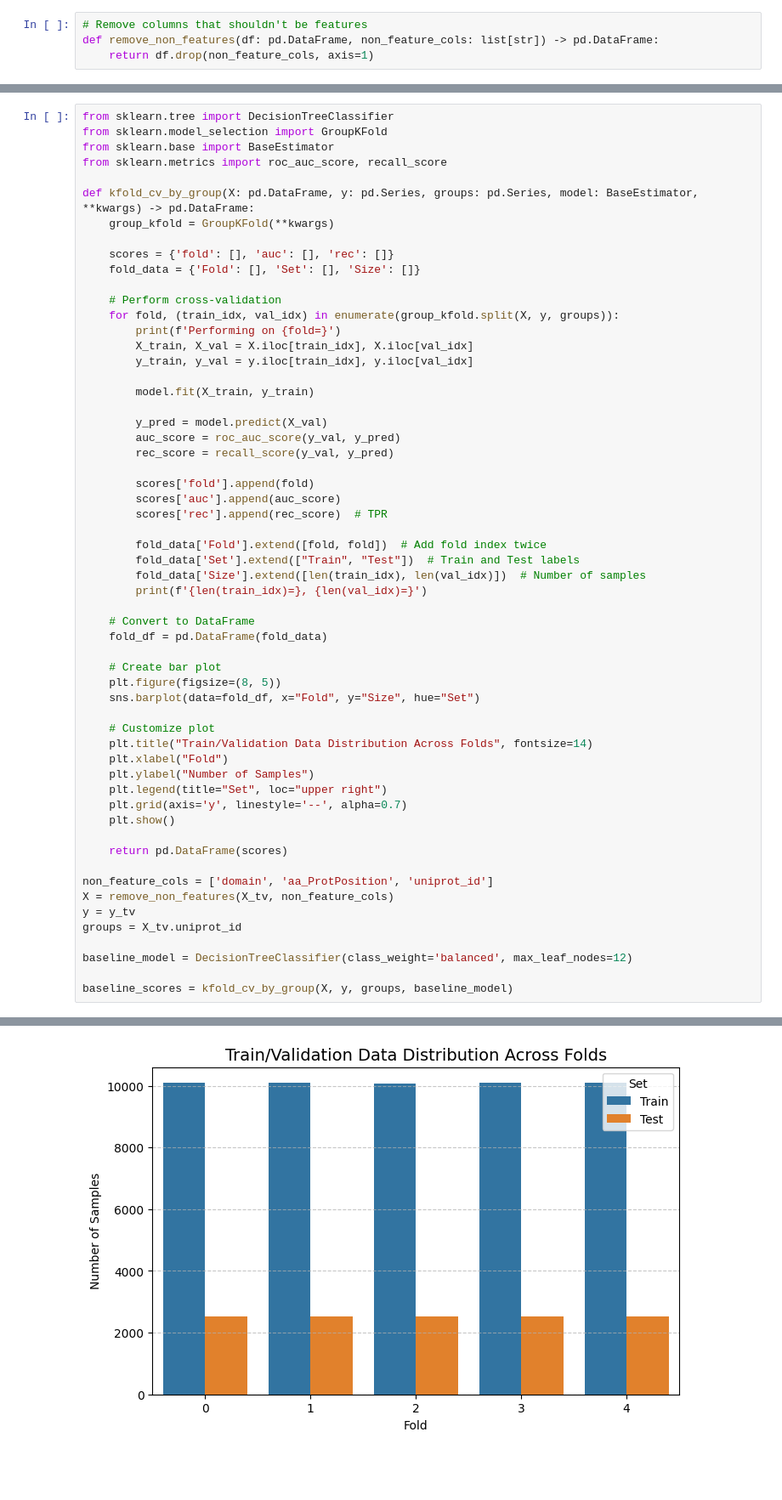
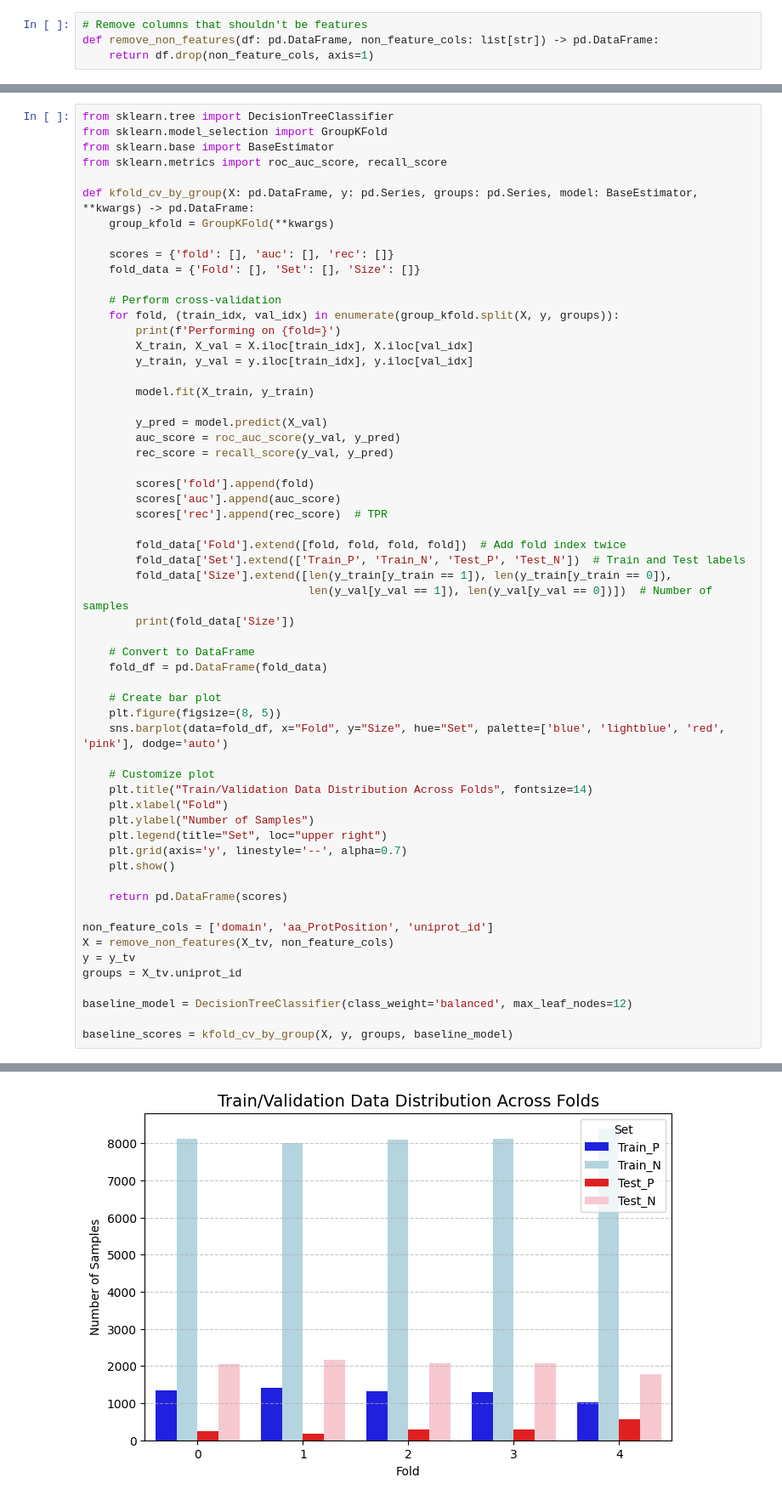
Before and after one commit to LuminousCodeGH/scientific-machine-learning-project, a Jupyter notebook: model_training.ipynb, the cells around one changed output, grey strips where cells are left out. Shown at 85% size. Cells and saved outputs as stored; diff of their text form; blank space fills up the shorter version.

Commit message:
Add positive/negative subdivision to data distribution plot

```diff
--- a/model_training.ipynb
+++ b/model_training.ipynb
@@ -94,17 +94,18 @@ def kfold_cv_by_group(X: pd.DataFrame, y: pd.Series, groups: pd.Series, model: B
         scores['auc'].append(auc_score)
         scores['rec'].append(rec_score)  # TPR
 
-        fold_data['Fold'].extend([fold, fold])  # Add fold index twice
-        fold_data['Set'].extend(["Train", "Test"])  # Train and Test labels
-        fold_data['Size'].extend([len(train_idx), len(val_idx)])  # Number of samples
-        print(f'{len(train_idx)=}, {len(val_idx)=}')
+        fold_data['Fold'].extend([fold, fold, fold, fold])  # Add fold index twice
+        fold_data['Set'].extend(['Train_P', 'Train_N', 'Test_P', 'Test_N'])  # Train and Test labels
+        fold_data['Size'].extend([len(y_train[y_train == 1]), len(y_train[y_train == 0]),
+                                  len(y_val[y_val == 1]), len(y_val[y_val == 0])])  # Number of samples
+        print(fold_data['Size'])
 
     # Convert to DataFrame
     fold_df = pd.DataFrame(fold_data)
 
     # Create bar plot
     plt.figure(figsize=(8, 5))
-    sns.barplot(data=fold_df, x="Fold", y="Size", hue="Set")
+    sns.barplot(data=fold_df, x="Fold", y="Size", hue="Set", palette=['blue', 'lightblue', 'red', 'pink'], dodge='auto')
 
     # Customize plot
     plt.title("Train/Validation Data Distribution Across Folds", fontsize=14)
@@ -138,4 +139,4 @@ len(train_idx)=10085, len(val_idx)=2523
-[figure, old version]
+[figure, new version]
 # %%
 from plotnine import ggplot, aes, geom_bar, geom_errorbar, labs, theme_seaborn, ylim
 
```
Also changed, not shown: parts of 3 cells of this notebook.
